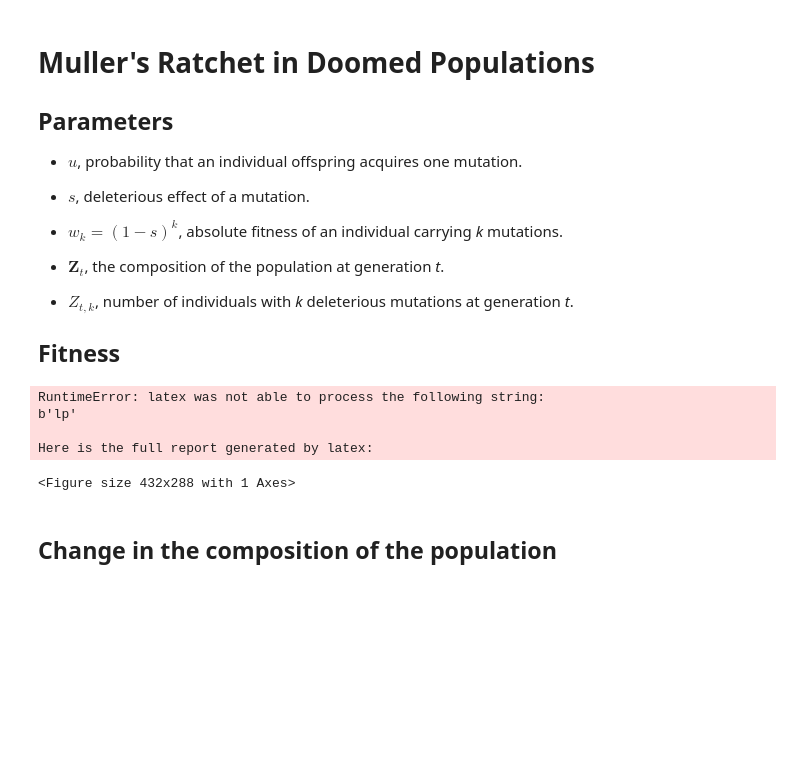
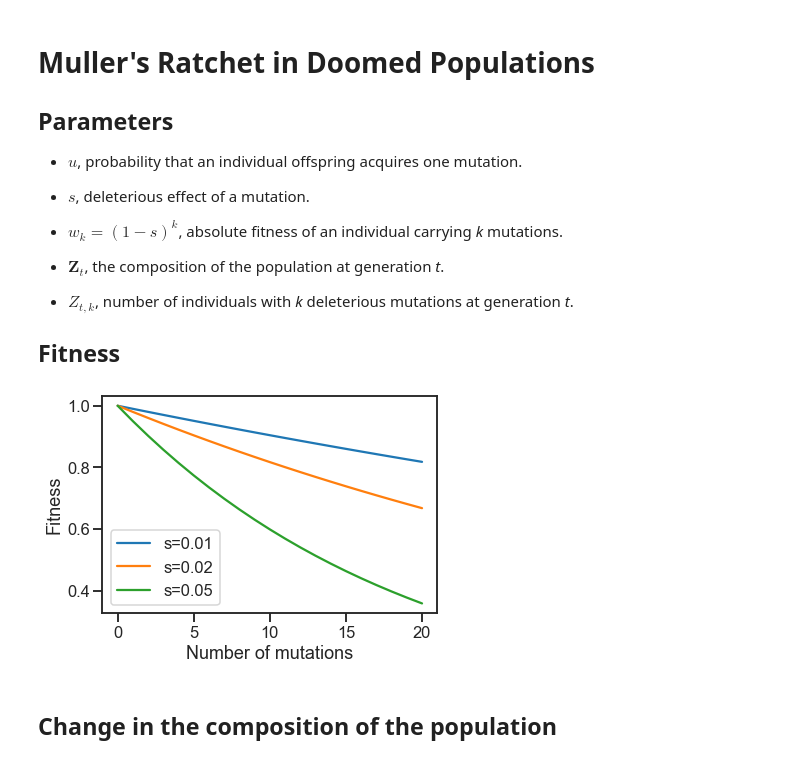
Before and after one commit to rbazev/doomed, a Jupyter notebook: python/demo.ipynb, the cells around one changed output. Saved outputs shown, nothing was run; the diff lists cells and outputs as text; code cells hidden in the pictures; blank space fills up the shorter version.

```diff
--- a/python/demo.ipynb
+++ b/python/demo.ipynb
@@ -18,18 +18,15 @@
 run doomed
 # %%
 k = np.arange(21)
-for s in [.01, .1]:
+for s in [.01, .02, .05]:
     fit = [w(i, s) for i in k]
-    plt.plot(k, fit)
+    plt.plot(k, fit, label='s={0}'.format(s))
 plt.xticks([0, 5, 10, 15, 20])
 plt.xlabel('Number of mutations')
-plt.ylabel('Fitness');
+plt.ylabel('Fitness')
+plt.legend();
 # %% [output]
-RuntimeError: latex was not able to process the following string:
-b'lp'
-
-Here is the full report generated by latex:
-<Figure size 432x288 with 1 Axes>
+[figure, added]
 # %% [markdown]
 ## Change in the composition of the population
 # %%
```
Also changed, not shown: parts of 36 cells of this notebook, 1 other file.
